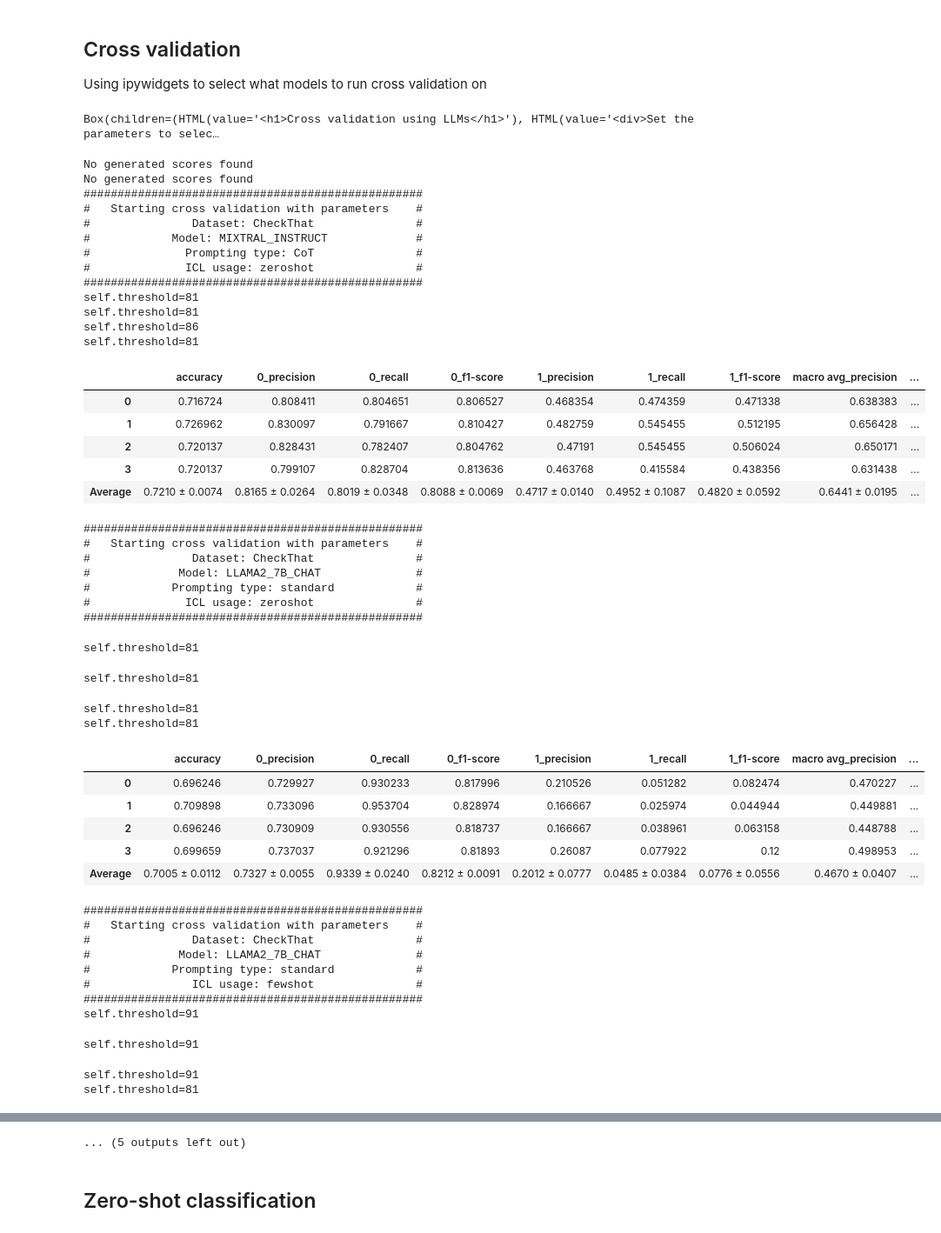
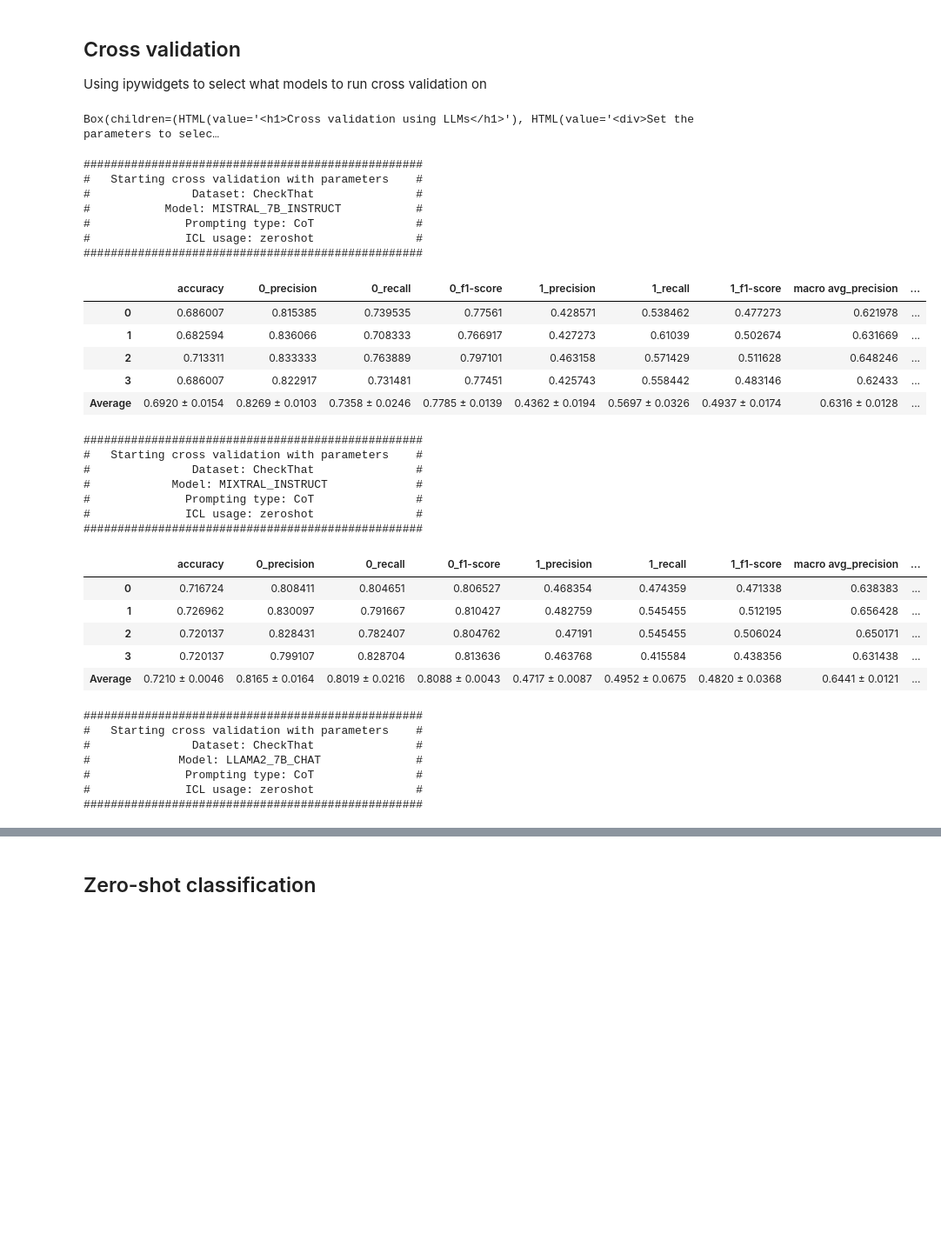
Before and after one commit to matsbratvold/Checkworthiness-Detection-with-Open-Source-LLMs, a Jupyter notebook: src/llm.ipynb, the cells around one changed output, grey strips where cells are left out. Shown at 87% size. Drawn from its saved outputs; the diff is of its cells as text; code cells hidden in the pictures; blank space fills up the shorter version.

```diff
--- a/src/llm.ipynb
+++ b/src/llm.ipynb
@@ -310,7 +230,7 @@ start_cross_validation_button = widgets.Button(
 
 def handle_cross_validation_click(_):
     dataset_folder = os.path.join(
-        "../results",
+        "results",
         dataset_select.value.value,
         model_select.value.name,
         prompting_type.value.value,
@@ -322,7 +242,7 @@ def handle_cross_validation_click(_):
         return
     dataset_with_scores = pd.read_csv(dataset_path, index_col=0)
     crossval_folder = os.path.join(
-        "../data",
+        "data",
         dataset_select.value.value,
         "crossval"
     )
@@ -345,71 +265,57 @@ def handle_cross_validation_click(_):
 start_cross_validation_button.on_click(handle_cross_validation_click)
 
 accordion = widgets.Accordion([
     dataset_select,
     model_select,
     prompt_use
 ],
     titles=["Dataset", "Model", "Prompting type"],
 )
 
 box = widgets.Box(
     [title, description, accordion, start_cross_validation_button],
     layout=widgets.Layout(
         padding= '16px',
         display= "flex",
         flex_flow="column",
         align_items="stretch",
         border="1px solid black"
     )
 )
 display(box)
 # %% [output]
 Box(children=(HTML(value='<h1>Cross validation using LLMs</h1>'), HTML(value='<div>Set the parameters to selec…
-No generated scores found
-No generated scores found
 ##################################################
 #   Starting cross validation with parameters    #
 #               Dataset: CheckThat               #
-#            Model: MIXTRAL_INSTRUCT             #
+#           Model: MISTRAL_7B_INSTRUCT           #
 #              Prompting type: CoT               #
 #              ICL usage: zeroshot               #
 ##################################################
-self.threshold=81
-self.threshold=81
-self.threshold=86
-self.threshold=81
 |  | accuracy | 0_precision | 0_recall | 0_f1-score | 1_precision | 1_recall | 1_f1-score | macro avg_precision | ... |
-| 0 | 0.716724 | 0.808411 | 0.804651 | 0.806527 | 0.468354 | 0.474359 | 0.471338 | 0.638383 | ... |
-| 1 | 0.726962 | 0.830097 | 0.791667 | 0.810427 | 0.482759 | 0.545455 | 0.512195 | 0.656428 | ... |
-| 2 | 0.720137 | 0.828431 | 0.782407 | 0.804762 | 0.47191 | 0.545455 | 0.506024 | 0.650171 | ... |
-| 3 | 0.720137 | 0.799107 | 0.828704 | 0.813636 | 0.463768 | 0.415584 | 0.438356 | 0.631438 | ... |
-| Average | 0.7210 ± 0.0074 | 0.8165 ± 0.0264 | 0.8019 ± 0.0348 | 0.8088 ± 0.0069 | 0.4717 ± 0.0140 | 0.4952 ± 0.1087 | 0.4820 ± 0.0592 | 0.6441 ± 0.0195 | ... |
+| 0 | 0.686007 | 0.815385 | 0.739535 | 0.77561 | 0.428571 | 0.538462 | 0.477273 | 0.621978 | ... |
+| 1 | 0.682594 | 0.836066 | 0.708333 | 0.766917 | 0.427273 | 0.61039 | 0.502674 | 0.631669 | ... |
+| 2 | 0.713311 | 0.833333 | 0.763889 | 0.797101 | 0.463158 | 0.571429 | 0.511628 | 0.648246 | ... |
+| 3 | 0.686007 | 0.822917 | 0.731481 | 0.77451 | 0.425743 | 0.558442 | 0.483146 | 0.62433 | ... |
+| Average | 0.6920 ± 0.0154 | 0.8269 ± 0.0103 | 0.7358 ± 0.0246 | 0.7785 ± 0.0139 | 0.4362 ± 0.0194 | 0.5697 ± 0.0326 | 0.4937 ± 0.0174 | 0.6316 ± 0.0128 | ... |
 ##################################################
 #   Starting cross validation with parameters    #
 #               Dataset: CheckThat               #
-#             Model: LLAMA2_7B_CHAT              #
-#            Prompting type: standard            #
+#            Model: MIXTRAL_INSTRUCT             #
+#              Prompting type: CoT               #
 #              ICL usage: zeroshot               #
 ##################################################
+|  | accuracy | 0_precision | 0_recall | 0_f1-score | 1_precision | 1_recall | 1_f1-score | macro avg_precision | ... |
+| 0 | 0.716724 | 0.808411 | 0.804651 | 0.806527 | 0.468354 | 0.474359 | 0.471338 | 0.638383 | ... |
+| 1 | 0.726962 | 0.830097 | 0.791667 | 0.810427 | 0.482759 | 0.545455 | 0.512195 | 0.656428 | ... |
+| 2 | 0.720137 | 0.828431 | 0.782407 | 0.804762 | 0.47191 | 0.545455 | 0.506024 | 0.650171 | ... |
+| 3 | 0.720137 | 0.799107 | 0.828704 | 0.813636 | 0.463768 | 0.415584 | 0.438356 | 0.631438 | ... |
+| Average | 0.7210 ± 0.0046 | 0.8165 ± 0.0164 | 0.8019 ± 0.0216 | 0.8088 ± 0.0043 | 0.4717 ± 0.0087 | 0.4952 ± 0.0675 | 0.4820 ± 0.0368 | 0.6441 ± 0.0121 | ... |
-self.threshold=81
+##################################################
+#   Starting cross validation with parameters    #
+#               Dataset: CheckThat               #
+#             Model: LLAMA2_7B_CHAT              #
+#              Prompting type: CoT               #
+#              ICL usage: zeroshot               #
+##################################################
-self.threshold=81
-self.threshold=81
-self.threshold=81
-|  | accuracy | 0_precision | 0_recall | 0_f1-score | 1_precision | 1_recall | 1_f1-score | macro avg_precision | ... |
-| 0 | 0.696246 | 0.729927 | 0.930233 | 0.817996 | 0.210526 | 0.051282 | 0.082474 | 0.470227 | ... |
-| 1 | 0.709898 | 0.733096 | 0.953704 | 0.828974 | 0.166667 | 0.025974 | 0.044944 | 0.449881 | ... |
-| 2 | 0.696246 | 0.730909 | 0.930556 | 0.818737 | 0.166667 | 0.038961 | 0.063158 | 0.448788 | ... |
-| 3 | 0.699659 | 0.737037 | 0.921296 | 0.81893 | 0.26087 | 0.077922 | 0.12 | 0.498953 | ... |
-| Average | 0.7005 ± 0.0112 | 0.7327 ± 0.0055 | 0.9339 ± 0.0240 | 0.8212 ± 0.0091 | 0.2012 ± 0.0777 | 0.0485 ± 0.0384 | 0.0776 ± 0.0556 | 0.4670 ± 0.0407 | ... |
-##################################################
-#   Starting cross validation with parameters    #
-#               Dataset: CheckThat               #
-#             Model: LLAMA2_7B_CHAT              #
-#            Prompting type: standard            #
-#               ICL usage: fewshot               #
-##################################################
-self.threshold=91
-self.threshold=91
-self.threshold=91
-self.threshold=81
 |  | accuracy | 0_precision | 0_recall | 0_f1-score | 1_precision | 1_recall | 1_f1-score | macro avg_precision | ... |
@@ -421,4 +327,3 @@ self.threshold=81
-... (5 outputs left out)
 # %% [markdown]
 ## Zero-shot classification
 # %% [markdown]
```
Also changed, not shown: parts of 3 cells of this notebook, 21 other files.
